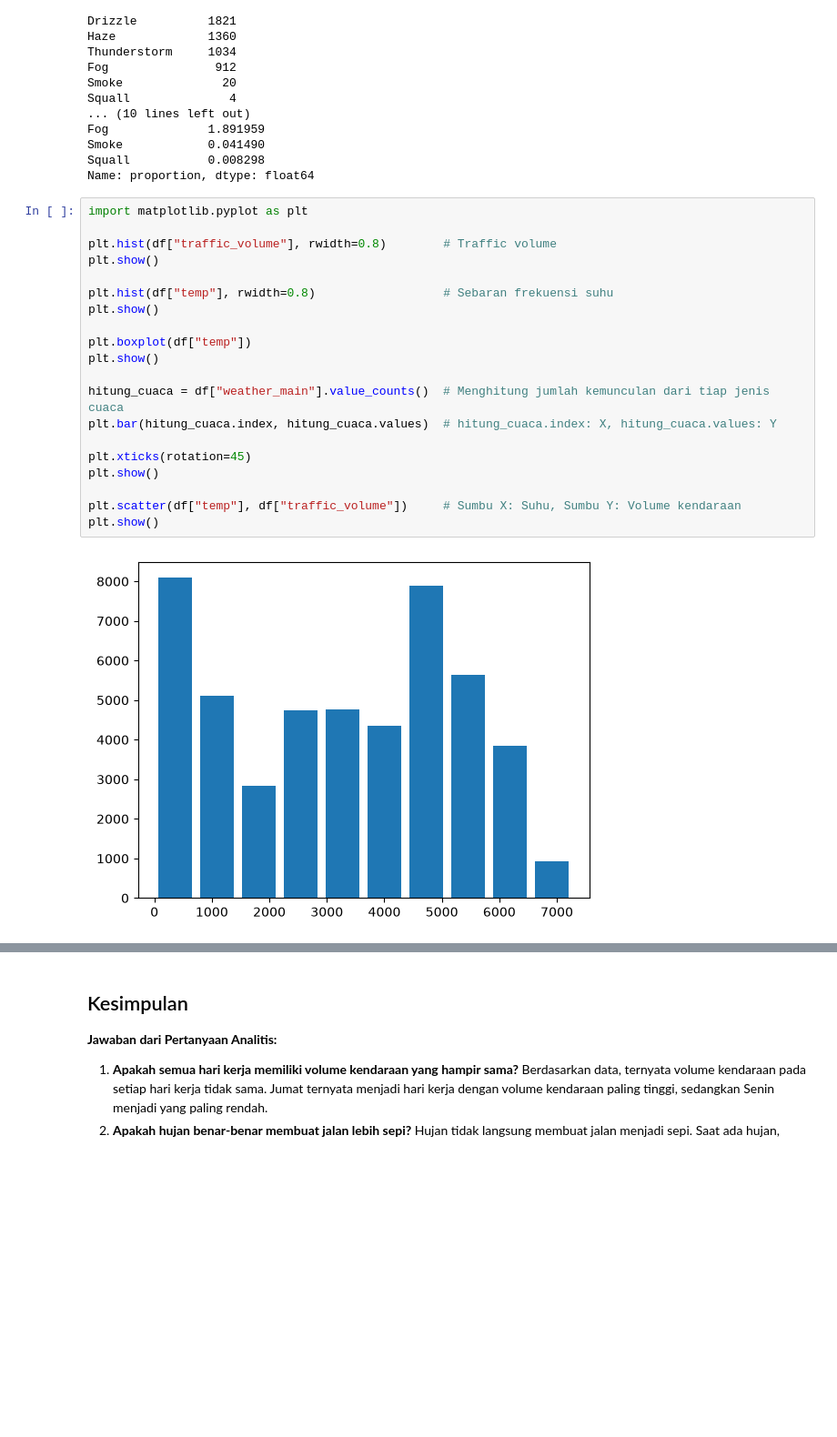
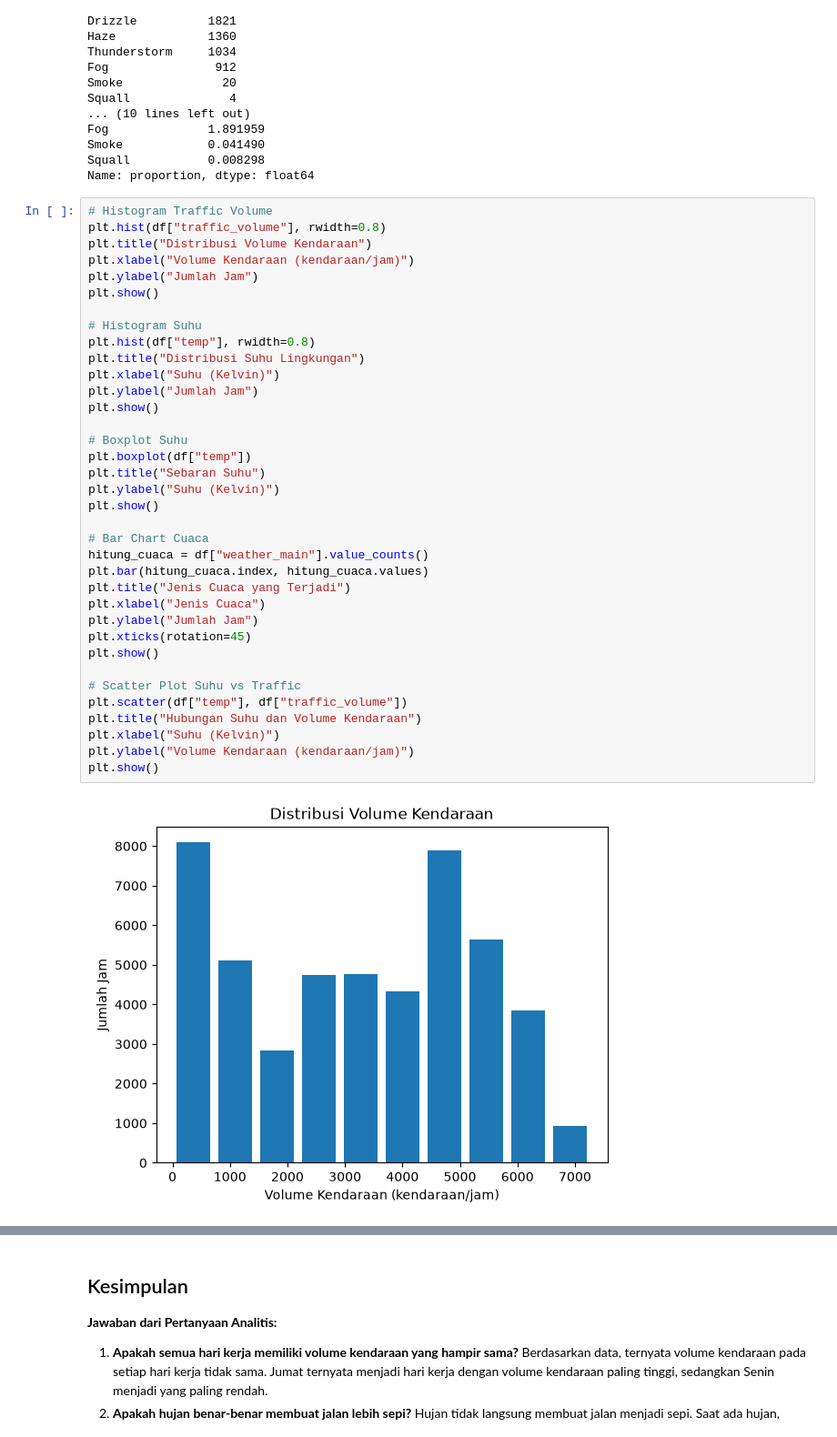
Before and after one commit to RilSuk/Proyek-1-EDA-Kelompok-7, a Jupyter notebook: Tugas_EDA_kelompok.ipynb, the cells around one changed output, grey strips where cells are left out. Shown at 91% size. Saved outputs shown, nothing was run; the diff lists cells and outputs as text; blank space fills up the shorter version.

```diff
--- a/Tugas_EDA_kelompok.ipynb
+++ b/Tugas_EDA_kelompok.ipynb
@@ -143,24 +143,40 @@ Smoke            0.041490
 Squall           0.008298
 Name: proportion, dtype: float64
 # %%
-import matplotlib.pyplot as plt
-
-plt.hist(df["traffic_volume"], rwidth=0.8)        # Traffic volume
+# Histogram Traffic Volume
+plt.hist(df["traffic_volume"], rwidth=0.8)
+plt.title("Distribusi Volume Kendaraan")
+plt.xlabel("Volume Kendaraan (kendaraan/jam)")
+plt.ylabel("Jumlah Jam")
 plt.show()
 
-plt.hist(df["temp"], rwidth=0.8)                  # Sebaran frekuensi suhu
+# Histogram Suhu
+plt.hist(df["temp"], rwidth=0.8)
+plt.title("Distribusi Suhu Lingkungan")
+plt.xlabel("Suhu (Kelvin)")
+plt.ylabel("Jumlah Jam")
 plt.show()
 
+# Boxplot Suhu
 plt.boxplot(df["temp"])
+plt.title("Sebaran Suhu")
+plt.ylabel("Suhu (Kelvin)")
 plt.show()
 
-hitung_cuaca = df["weather_main"].value_counts()  # Menghitung jumlah kemunculan dari tiap jenis cuaca
-plt.bar(hitung_cuaca.index, hitung_cuaca.values)  # hitung_cuaca.index: X, hitung_cuaca.values: Y
-
+# Bar Chart Cuaca
+hitung_cuaca = df["weather_main"].value_counts()
+plt.bar(hitung_cuaca.index, hitung_cuaca.values)
+plt.title("Jenis Cuaca yang Terjadi")
+plt.xlabel("Jenis Cuaca")
+plt.ylabel("Jumlah Jam")
 plt.xticks(rotation=45)
 plt.show()
 
-plt.scatter(df["temp"], df["traffic_volume"])     # Sumbu X: Suhu, Sumbu Y: Volume kendaraan
+# Scatter Plot Suhu vs Traffic
+plt.scatter(df["temp"], df["traffic_volume"])
+plt.title("Hubungan Suhu dan Volume Kendaraan")
+plt.xlabel("Suhu (Kelvin)")
+plt.ylabel("Volume Kendaraan (kendaraan/jam)")
 plt.show()
 # %% [output]
-[figure, old version]
+[figure, new version]
```
Also changed, not shown: parts of 2 cells of this notebook.
